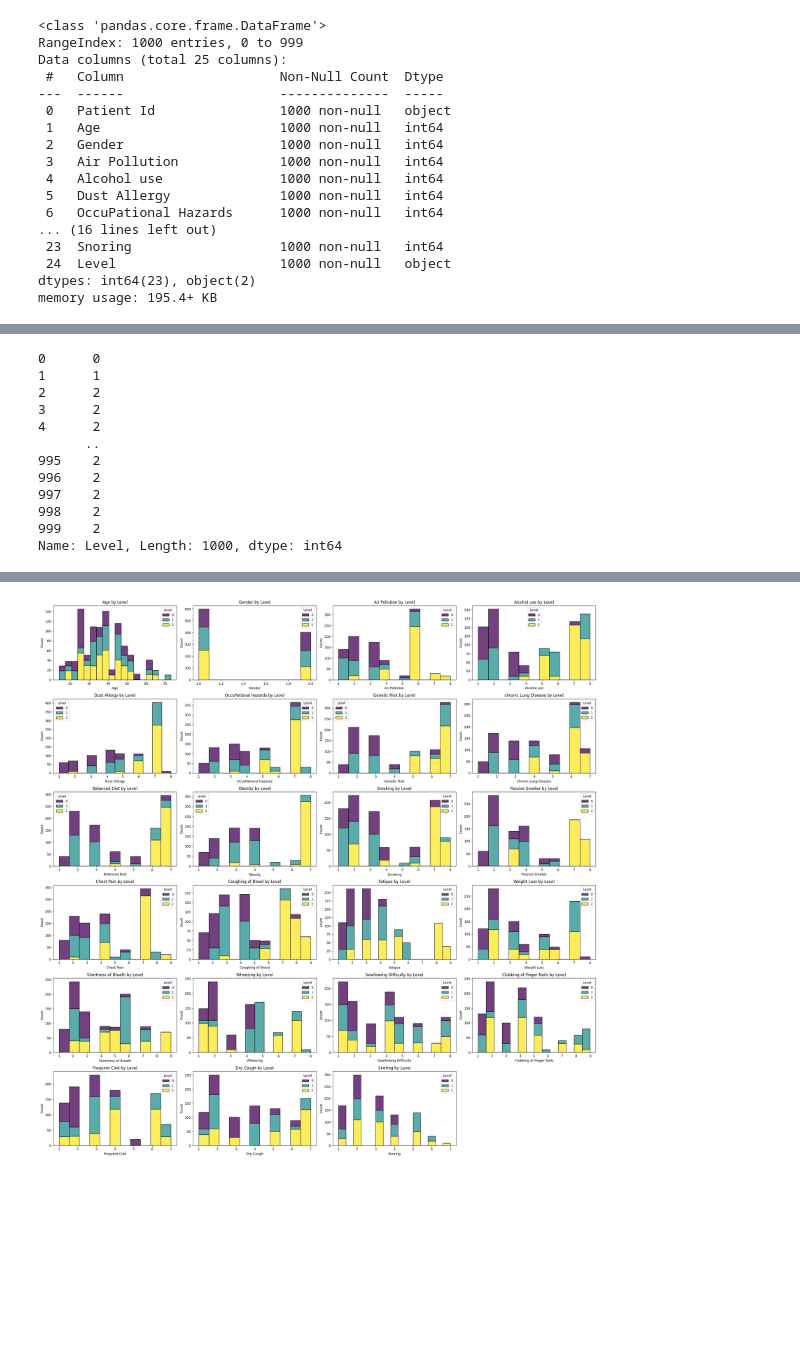
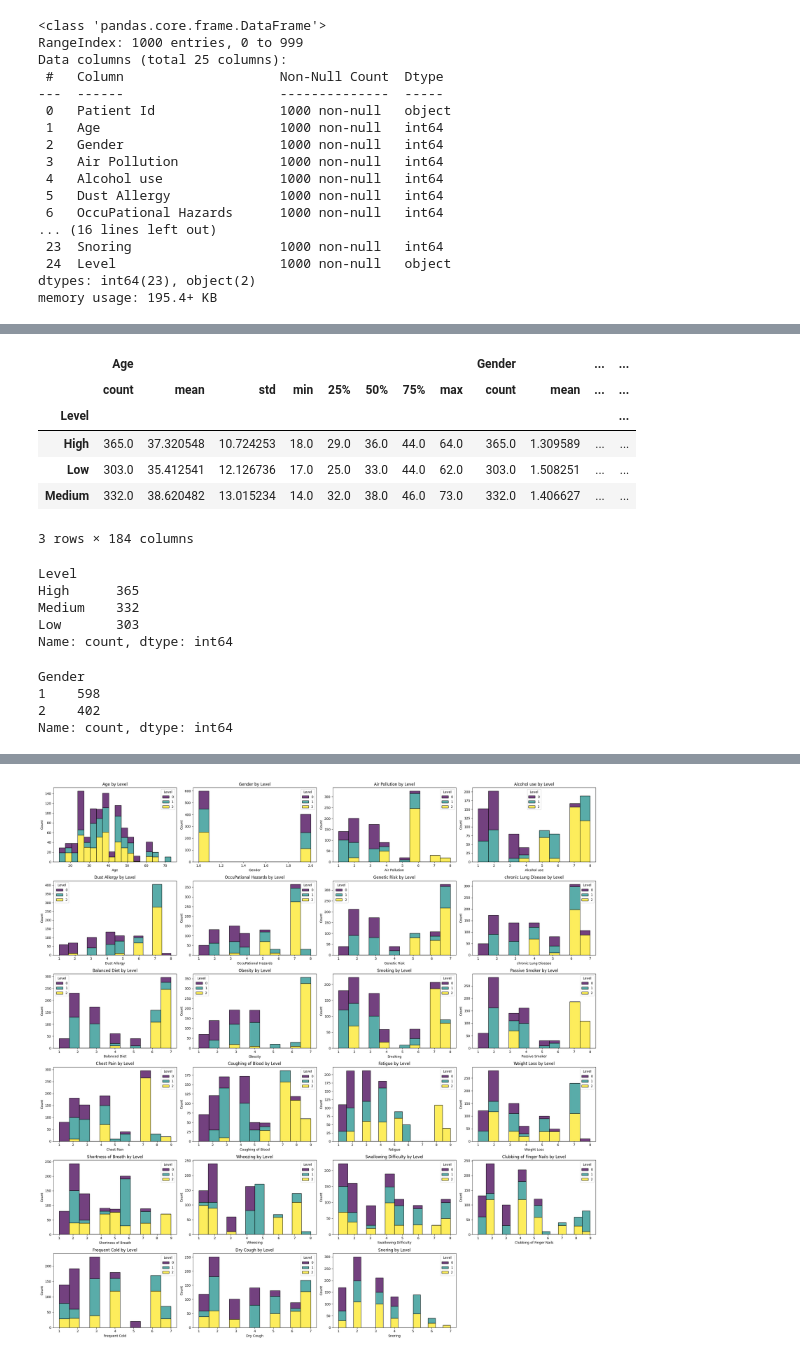
Before and after one commit to iqramaryamm/Lung-Cancer-Prediction, a Jupyter notebook: eda.ipynb, the cells around one changed output, grey strips where cells are left out. Saved outputs shown, nothing was run; the diff lists cells and outputs as text; code cells hidden in the pictures; blank space fills up the shorter version.

```diff
--- a/eda.ipynb
+++ b/eda.ipynb
@@ -48,15 +65,25 @@ df['Level'] = df['Level'].replace({'low': 0, 'medium': 1, 'high': 2})
+# %%
+df.groupby('Level').describe()
+# %% [output]
+|  | Age |  |  |  |  |  |  |  | Gender |  | ... | ... |
+|  | count | mean | std | min | 25% | 50% | 75% | max | count | mean | ... | ... |
+| Level |  |  |  |  |  |  |  |  |  |  |  | ... |
+| High | 365.0 | 37.320548 | 10.724253 | 18.0 | 29.0 | 36.0 | 44.0 | 64.0 | 365.0 | 1.309589 | ... | ... |
+| Low | 303.0 | 35.412541 | 12.126736 | 17.0 | 25.0 | 33.0 | 44.0 | 62.0 | 303.0 | 1.508251 | ... | ... |
+| Medium | 332.0 | 38.620482 | 13.015234 | 14.0 | 32.0 | 38.0 | 46.0 | 73.0 | 332.0 | 1.406627 | ... | ... |
+3 rows × 184 columns
 # %%
-df['Level']
+df['Level'].value_counts()
 # %% [output]
-0      0
-1      1
-2      2
-3      2
-4      2
-      ..
-995    2
-996    2
-997    2
-998    2
-999    2
-Name: Level, Length: 1000, dtype: int64
+Level
+High      365
+Medium    332
+Low       303
+Name: count, dtype: int64
+# %%
+df['Gender'].value_counts()
+# %% [output]
+Gender
+1    598
+2    402
+Name: count, dtype: int64
```
Also changed, not shown: parts of 19 cells of this notebook.
